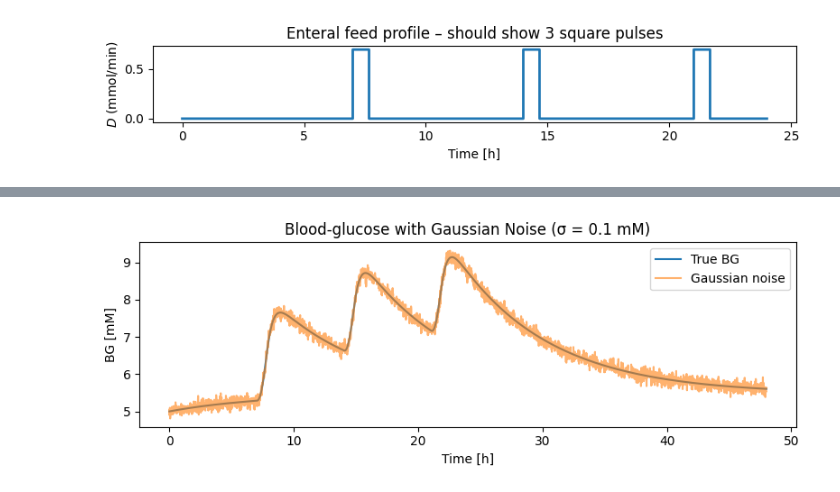
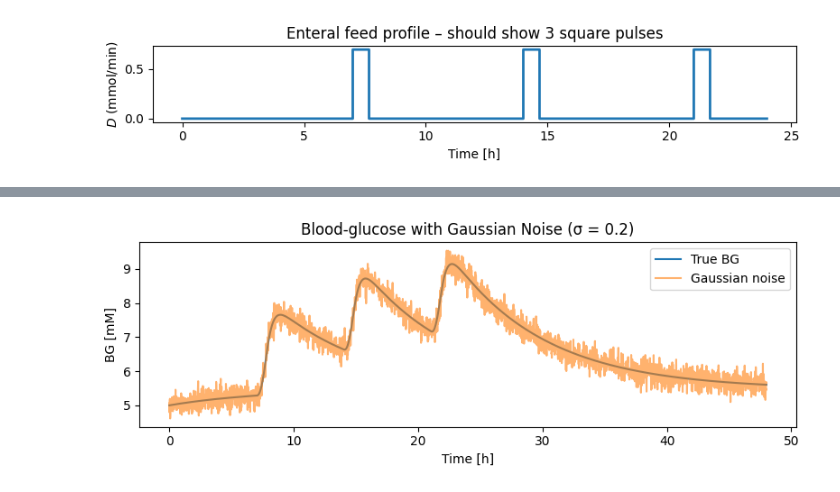
Before and after one commit to Ash920323/kalman-net, a Jupyter notebook: src/notebooks/glucose-simulation.ipynb, the cells around one changed output, grey strips where cells are left out. Saved outputs shown, nothing was run; the diff lists cells and outputs as text; code cells hidden in the pictures.

```diff
--- a/src/notebooks/glucose-simulation.ipynb
+++ b/src/notebooks/glucose-simulation.ipynb
@@ -121,21 +146,25 @@ plt.show()
 [figure]
-# %%
-bg_true = xs[:, 0]
-time_hours = ts / 60
-
-sigma_gaussian = 0.1  # standard deviation in mmol/L (adjust as needed)
-noise_gaussian = rng.normal(loc=0.0, scale=sigma_gaussian, size=bg_true.shape)
-bg_gauss_noisy = bg_true + noise_gaussian
-
-plt.figure(figsize=(8, 3))
-plt.plot(time_hours, bg_true, label='True BG', color='tab:blue')
-plt.plot(time_hours, bg_gauss_noisy, label='Gaussian noise', color='tab:orange', alpha=0.6)
-plt.xlabel('Time [h]')
-plt.ylabel('BG [mM]')
-plt.title('Blood-glucose with Gaussian Noise (σ = 0.1 mM)')
-plt.legend()
-plt.tight_layout()
-plt.show()
-# %% [output]
-[figure, removed]
+# %%
+rng = np.random.default_rng(seed=42)    # for reproducibility
+scale_gauss = 0.2                       # standard deviation of Gaussian noise
+bg_true = xs[:, 0]                      # true BG from your simulation
+time_hours = ts / 60                    # convert time vector to hours
+
+# generate Gaussian noise and add it to the true BG
+noise_gauss = rng.normal(loc=0.0,
+                         scale=scale_gauss,
+                         size=bg_true.shape)
+bg_gauss_noisy = bg_true + noise_gauss
+
+plt.figure(figsize=(8, 3))
+plt.plot(time_hours, bg_true,          label='True BG',        color='tab:blue')
+plt.plot(time_hours, bg_gauss_noisy,   label='Gaussian noise',  color='tab:orange', alpha=0.6)
+plt.xlabel('Time [h]')
+plt.ylabel('BG [mM]')
+plt.title(f'Blood‐glucose with Gaussian Noise (σ = {scale_gauss})')
+plt.legend()
+plt.tight_layout()
+plt.show()
+# %% [output]
+[figure, added]
 # %% [markdown]
```
Also changed, not shown: parts of 21 cells of this notebook, 8 other files.
